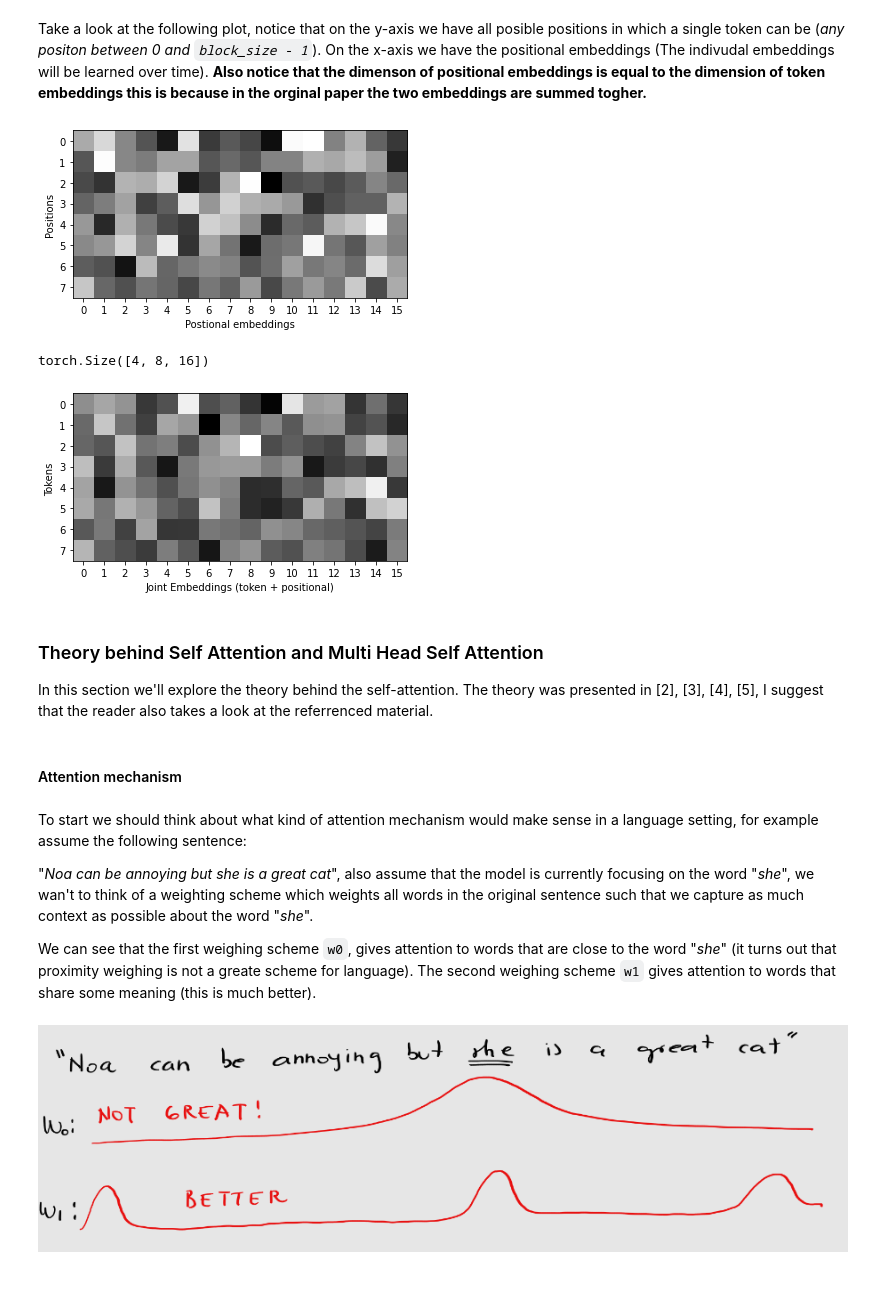
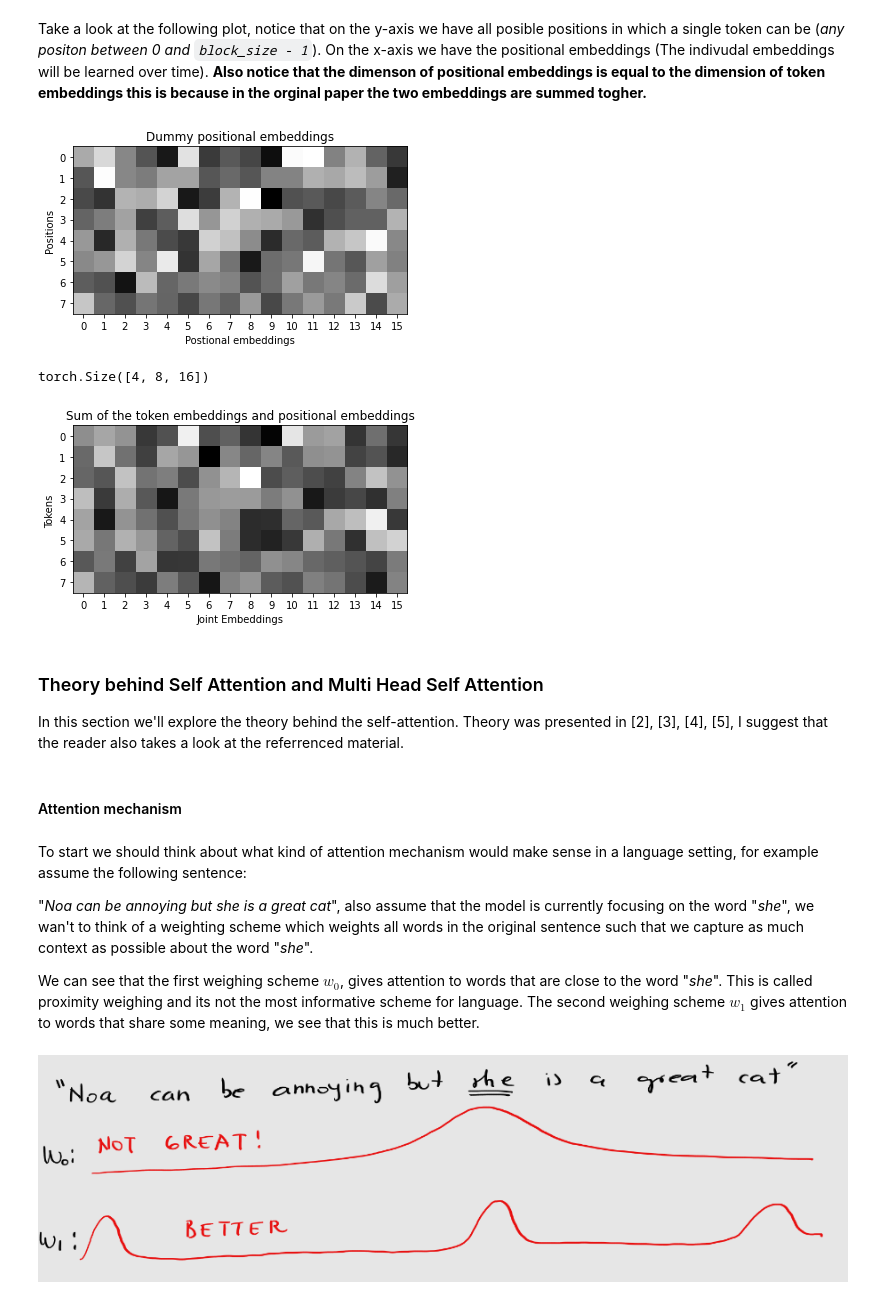
Before and after one commit to Matjaz12/GPT-Explained, a Jupyter notebook: GPT.ipynb, the cells around one changed output. Saved outputs shown, nothing was run; the diff lists cells and outputs as text; code cells hidden in the pictures.

```diff
--- a/GPT.ipynb
+++ b/GPT.ipynb
@@ -370,16 +365,17 @@ Take a look at the following plot, notice that on the y-axis we have all posible
 # %%
 plt.imshow(
     positions_embedding.detach().numpy(),
     cmap="gray"
 )
 
+plt.title("Dummy positional embeddings")
 plt.ylabel("Positions")
 plt.xlabel("Postional embeddings")
 plt.yticks(list(range(block_size)));
 plt.xticks(list(range(16)))
 plt.plot();
 # %% [output]
-[figure, old version]
+[figure, new version]
 # %%
 # as in the orignal paper, we'll sum the token embeddings and the
 # positional embeddings
@@ -394,17 +390,18 @@ plt.imshow(
     cmap="gray"
 )
 
+plt.title("Sum of the token embeddings and positional embeddings")
 plt.ylabel("Tokens ")
-plt.xlabel("Joint Embeddings (token + positional)")
+plt.xlabel("Joint Embeddings")
 plt.yticks(list(range(block_size)));
 plt.xticks(list(range(16)))
 plt.plot();
 # %% [output]
-[figure, old version]
+[figure, new version]
 # %% [markdown]
 ### Theory behind Self Attention and Multi Head Self Attention
 
-In this section we'll explore the theory behind the self-attention. The theory was presented in [2], [3], [4], [5], I suggest that the reader also takes a look at the referrenced material.
+In this section we'll explore the theory behind the self-attention. Theory was presented in [2], [3], [4], [5], I suggest that the reader also takes a look at the referrenced material.
 # %% [markdown]
 #### Attention mechanism
 # %% [markdown]
@@ -412,7 +409,7 @@ To start we should think about what kind of attention mechanism would make sense
 
 "*Noa can be annoying but she is a great cat*", also assume that the model is currently focusing on the word "*she*", we wan't to think of a weighting scheme which weights all words in the original sentence such that we capture as much context as possible about the word "*she*".
 
-We can see that the first weighing scheme `w0`, gives attention to words that are close to the word "*she*" (it turns out that proximity weighing is not a greate scheme for language). The second weighing scheme `w1` gives attention to words that share some meaning (this is much better).
+We can see that the first weighing scheme $w_0$, gives attention to words that are close to the word "*she*". This is called proximity weighing and its not the most informative scheme for language. The second weighing scheme $w_1$ gives attention to words that share some meaning, we see that this is much better.
 # %% [markdown]
 ![desk3.png](embedded-picture-1)
 # %% [markdown]
```
Also changed, not shown: parts of 93 cells of this notebook.
